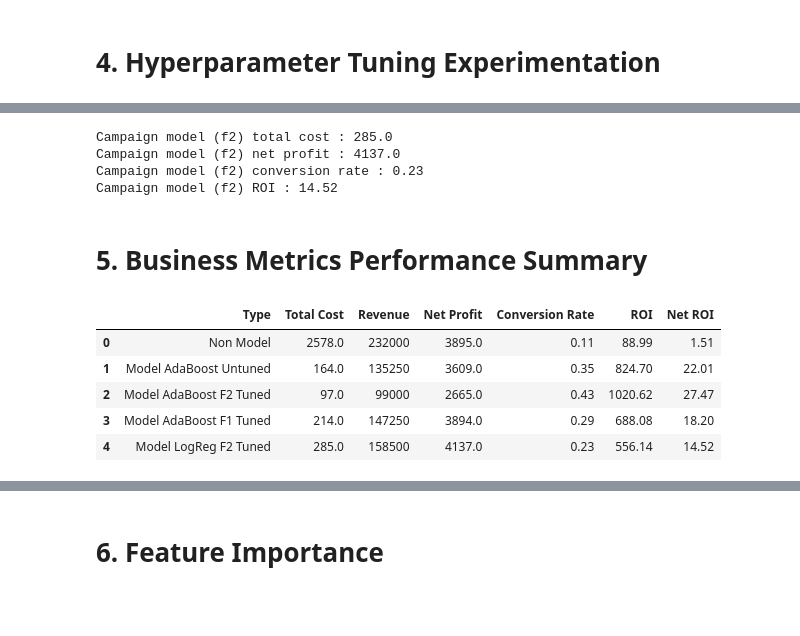
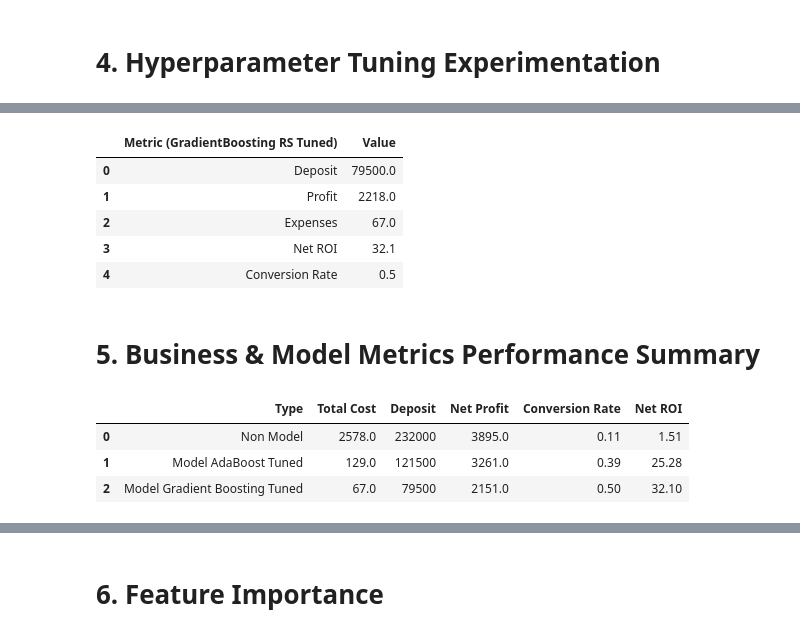
Before and after one commit to nikkoschy/jcdsol_enigma_finpro, a Jupyter notebook: finpro_enigma_bank_case_machine_learning.ipynb, the cells around one changed output, grey strips where cells are left out. Cells and saved outputs as stored; diff of their text form; code cells hidden in the pictures; blank space fills up the shorter version.

```diff
--- a/finpro_enigma_bank_case_machine_learning.ipynb
+++ b/finpro_enigma_bank_case_machine_learning.ipynb
@@ -1281,5 +866,5 @@ weighted avg       0.87      0.71      0.76      8238
 # %%
-cm_tuned_f2_lr = confusion_matrix(y_test, y_pred_tuned_logreg_f2)
+cm_gb_rs = confusion_matrix(y_test, y_test_gb_rs)
 
-ConfusionMatrixDisplay(confusion_matrix=cm_tuned_f2_lr).plot();
+ConfusionMatrixDisplay(confusion_matrix=cm_gb_rs).plot();
 # %% [output]
@@ -1287,5 +872,5 @@ ConfusionMatrixDisplay(confusion_matrix=cm_tuned_f2_lr).plot();
 # %%
-true_negative_tn_tuned_f2_lr = cm_tuned_f2_lr[0,0]
-false_negative_fn_tuned_f2_lr = cm_tuned_f2_lr[1,0]
-true_positive_tp_tuned_f2_lr = cm_tuned_f2_lr[1,1]
-false_positive_fp_tuned_f2_lr = cm_tuned_f2_lr[0,1]
+true_negative_tn_gb_rs = cm_gb_rs[0,0]
+false_negative_fn_gb_rs = cm_gb_rs[1,0]
+true_positive_tp_gb_rs = cm_gb_rs[1,1]
+false_positive_fp_gb_rs = cm_gb_rs[0,1]
@@ -1292,36 +879,41 @@ false_positive_fp_tuned_f2_lr = cm_tuned_f2_lr[0,1]
 # %%
-# total profit
-model_profit_f2_lr = (true_positive_tp_tuned_f2_lr * bank_profit).round()
-model_revenue_f2_lr = (true_positive_tp_tuned_f2_lr * 250).round()
-model_total_cost_f2_lr =  ( (false_positive_fp_tuned_f2_lr + true_positive_tp_tuned_f2_lr) * call_cost).round()
-model_conv_rate_f2_lr = (true_positive_tp_tuned_f2_lr / (true_positive_tp_tuned_f2_lr + false_positive_fp_tuned_f2_lr)).round(2)
-model_net_profit_f2_lr = (model_profit_f2_lr - model_total_cost_f2_lr).round()
-model_roi_f2_lr = (model_revenue_f2_lr/model_total_cost_f2_lr).round(2)
-model_net_roi_f2_lr = (model_net_profit_f2_lr/model_total_cost_f2_lr).round(2)
-
-print(f'Campaign model (f2) total cost : { model_total_cost_f2_lr }')
-print(f'Campaign model (f2) net profit : { model_net_profit_f2_lr }')
-print(f'Campaign model (f2) conversion rate : { model_conv_rate_f2_lr }')
-print(f'Campaign model (f2) ROI : { model_net_roi_f2_lr }')
+model_profit_gb_rs      = ( (true_positive_tp_gb_rs * bank_profit) ).round()
+model_deposit_gb_rs     = ( (true_positive_tp_gb_rs * 250) ).round()
+model_total_cost_gb_rs  = ( (false_positive_fp_gb_rs + true_positive_tp_gb_rs) * call_cost ).round()
+model_conv_rate_gb_rs   = ( true_positive_tp_gb_rs / (true_positive_tp_gb_rs + false_positive_fp_gb_rs) ).round(2)
+model_net_profit_gb_rs  = ( model_profit_gb_rs - model_total_cost_gb_rs ).round()
+model_net_revenue_gb_rs = ( model_deposit_gb_rs - model_total_cost_gb_rs ).round()
+model_roi_gb_rs         = ( model_deposit_gb_rs/model_total_cost_gb_rs ).round(2)
+model_net_roi_gb_rs     = ( model_net_profit_gb_rs/model_total_cost_gb_rs ).round(2)
-# %% [output]
-Campaign model (f2) total cost : 285.0
-Campaign model (f2) net profit : 4137.0
-Campaign model (f2) conversion rate : 0.23
-Campaign model (f2) ROI : 14.52
+# %%
+gb_rs_summary_data = [
+                        ['Deposit', model_deposit_gb_rs],
+                        ['Profit', model_profit_gb_rs],
+                        ['Expenses', model_total_cost_gb_rs],
+                        ['Net ROI', model_net_roi_gb_rs],
+                        ['Conversion Rate', model_conv_rate_gb_rs],
+                        ]
+gb_rs_summary = pd.DataFrame(gb_rs_summary_data, columns=['Metric (GradientBoosting RS Tuned)', 'Value'])
+gb_rs_summary
+# %% [output]
+|  | Metric (GradientBoosting RS Tuned) | Value |
+| 0 | Deposit | 79500.0 |
+| 1 | Profit | 2218.0 |
+| 2 | Expenses | 67.0 |
+| 3 | Net ROI | 32.1 |
+| 4 | Conversion Rate | 0.5 |
 # %% [markdown]
-# 5. Business Metrics Performance Summary
+# 5. Business & Model Metrics Performance Summary
 # %%
-business_summary_data = [['Non Model', unseen_total_cost_sum, unseen_revenue, unseen_net_profit, unseen_conv_rate, unseen_roi, unseen_net_roi ],
-        ['Model AdaBoost Untuned', model_total_cost_base, model_revenue_base, model_net_profit_base, model_conv_rate_base, model_roi_base, model_net_roi_base ],
-        ['Model AdaBoost F2 Tuned', model_total_cost_f2, model_revenue_f2, model_net_profit_f2, model_conv_rate_f2, model_roi_f2, model_net_roi_f2],
-        ['Model AdaBoost F1 Tuned', model_total_cost_f1, model_revenue_f1, model_net_profit_f1, model_conv_rate_f1, model_roi_f1, model_net_roi_f1],
-        ['Model LogReg F2 Tuned', model_total_cost_f2_lr, model_revenue_f2_lr, model_net_profit_f2_lr, model_conv_rate_f2_lr, model_roi_f2_lr, model_net_roi_f2_lr]]
-business_summary = pd.DataFrame(business_summary_data, columns=['Type', 'Total Cost', 'Revenue', 'Net Profit', 'Conversion Rate', 'ROI', 'Net ROI'])
+business_summary_data = [
+        ['Non Model', unseen_total_cost_sum, unseen_revenue, unseen_net_profit, unseen_conv_rate, unseen_net_roi],
+        ['Model AdaBoost Tuned', model_total_cost_ada_rs, model_deposit_ada_rs, model_net_profit_ada_rs, model_conv_rate_ada_rs, model_net_roi_ada_rs],
+        ['Model Gradient Boosting Tuned', model_total_cost_gb_rs, model_deposit_gb_rs, model_net_profit_gb_rs, model_conv_rate_gb_rs, model_net_roi_gb_rs],
+        ]
+business_summary = pd.DataFrame(business_summary_data, columns=['Type', 'Total Cost', 'Deposit', 'Net Profit', 'Conversion Rate', 'Net ROI'])
 business_summary
 # %% [output]
-|  | Type | Total Cost | Revenue | Net Profit | Conversion Rate | ROI | Net ROI |
-| 0 | Non Model | 2578.0 | 232000 | 3895.0 | 0.11 | 88.99 | 1.51 |
-| 1 | Model AdaBoost Untuned | 164.0 | 135250 | 3609.0 | 0.35 | 824.70 | 22.01 |
-| 2 | Model AdaBoost F2 Tuned | 97.0 | 99000 | 2665.0 | 0.43 | 1020.62 | 27.47 |
-| 3 | Model AdaBoost F1 Tuned | 214.0 | 147250 | 3894.0 | 0.29 | 688.08 | 18.20 |
-| 4 | Model LogReg F2 Tuned | 285.0 | 158500 | 4137.0 | 0.23 | 556.14 | 14.52 |
+|  | Type | Total Cost | Deposit | Net Profit | Conversion Rate | Net ROI |
+| 0 | Non Model | 2578.0 | 232000 | 3895.0 | 0.11 | 1.51 |
+| 1 | Model AdaBoost Tuned | 129.0 | 121500 | 3261.0 | 0.39 | 25.28 |
+| 2 | Model Gradient Boosting Tuned | 67.0 | 79500 | 2151.0 | 0.50 | 32.10 |
```
Also changed, not shown: parts of 154 cells of this notebook.
